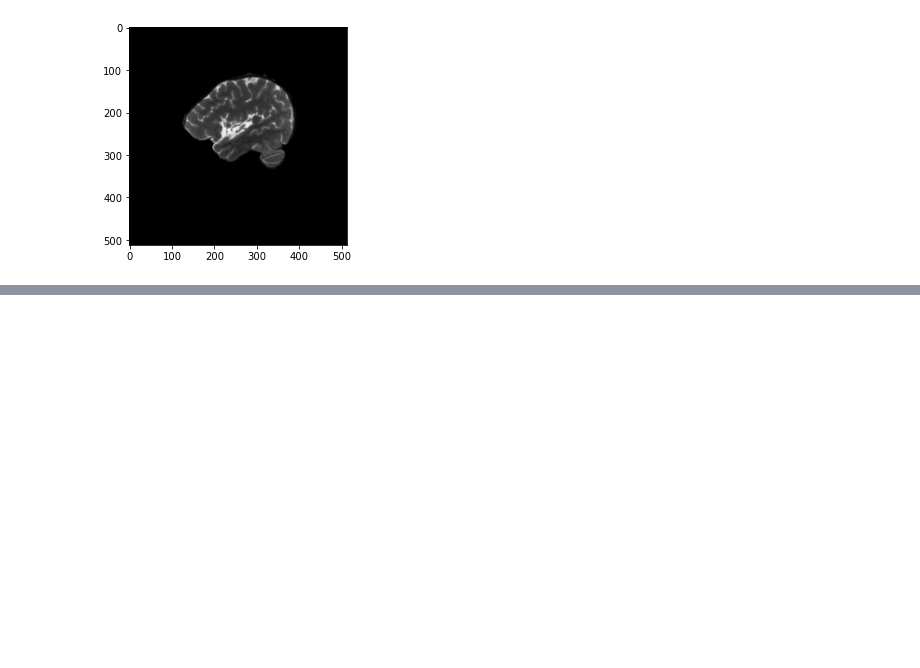
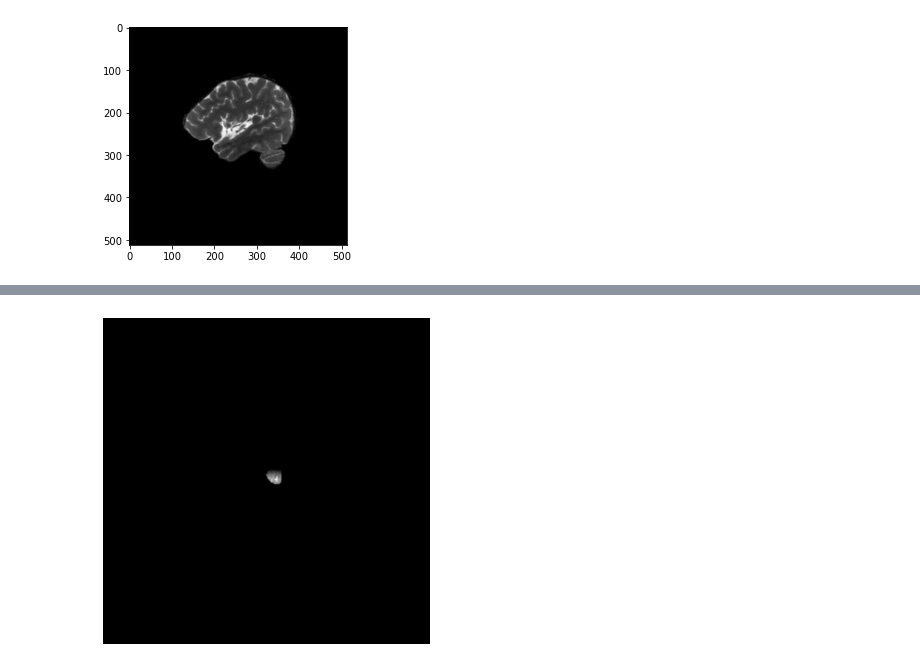
Before and after one commit to Shreejaa/AML_Team_project, a Jupyter notebook: Data_Analysis.ipynb, the cells around one changed output, grey strips where cells are left out. Cells and saved outputs as stored; diff of their text form; code cells hidden in the pictures; blank space fills up the shorter version.

```diff
--- a/Data_Analysis.ipynb
+++ b/Data_Analysis.ipynb
@@ -30,0 +100,5 @@ plt.show()
+# %%
+images2 = load_dicom_line(r"C:\Users\shreejaa talla\Downloads\rsna-miccai-brain-tumor-radiogenomic-classification\train\00000\T1wCE")
+c2 = create_animation(images2)
+# %% [output]
+[figure, added]
```
Also changed, not shown: parts of 13 cells of this notebook, 11 other files.
